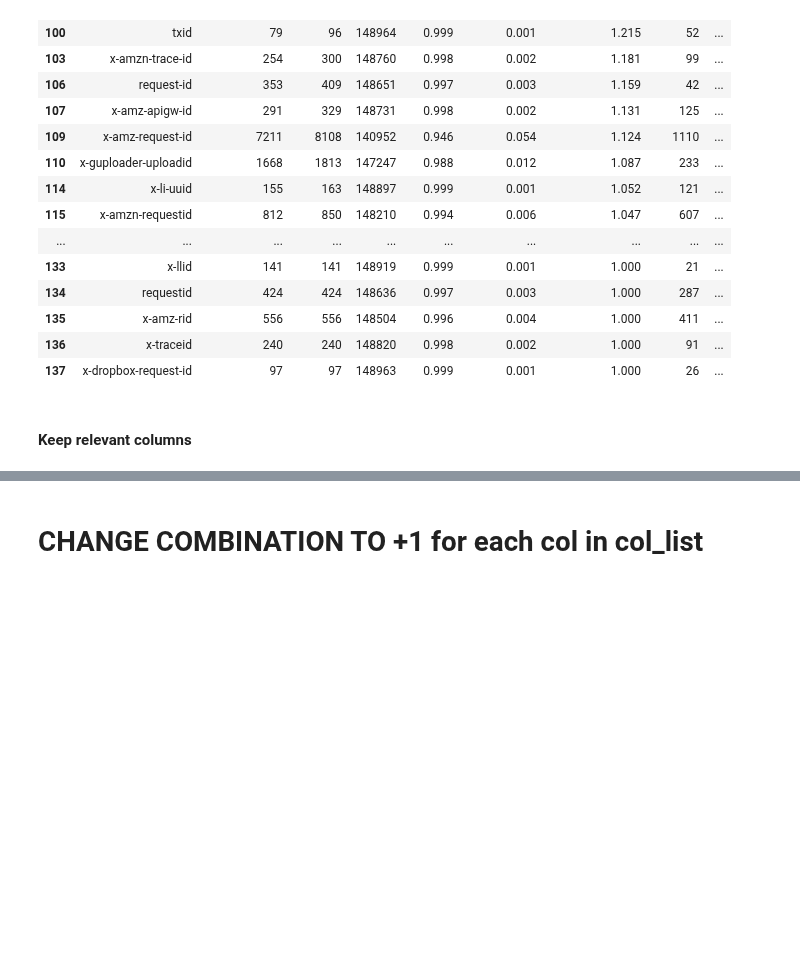
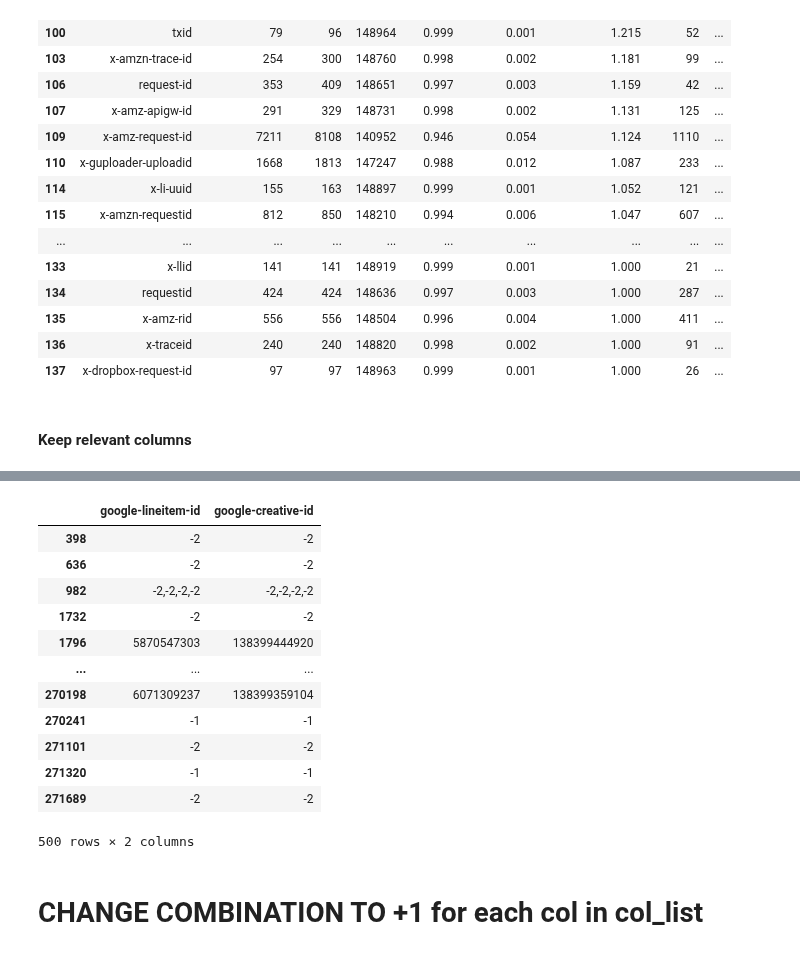
Before and after one commit to wolfrieder/http-response-classifier, a Jupyter notebook: notebooks/data_exploration_chrome.ipynb, the cells around one changed output, grey strips where cells are left out. Cells and saved outputs as stored; diff of their text form; code cells hidden in the pictures; blank space fills up the shorter version.

```diff
--- a/notebooks/data_exploration_chrome.ipynb
+++ b/notebooks/data_exploration_chrome.ipynb
@@ -1097,3 +1098,19 @@ summary_table[summary_table['ratio'] <= 10]
+# %%
+data[(data['google-creative-id'].notnull()) & (data['google-lineitem-id'].notnull())][['google-lineitem-id', 'google-creative-id']]
+# %% [output]
+|  | google-lineitem-id | google-creative-id |
+| 398 | -2 | -2 |
+| 636 | -2 | -2 |
+| 982 | -2,-2,-2,-2 | -2,-2,-2,-2 |
+| 1732 | -2 | -2 |
+| 1796 | 5870547303 | 138399444920 |
+| ... | ... | ... |
+| 270198 | 6071309237 | 138399359104 |
+| 270241 | -1 | -1 |
+| 271101 | -2 | -2 |
+| 271320 | -1 | -1 |
+| 271689 | -2 | -2 |
+500 rows × 2 columns
 # %% [markdown]
 # CHANGE COMBINATION TO +1 for each col in col_list
 # %%
```
Also changed, not shown: parts of 25 cells of this notebook, 7 other files.
